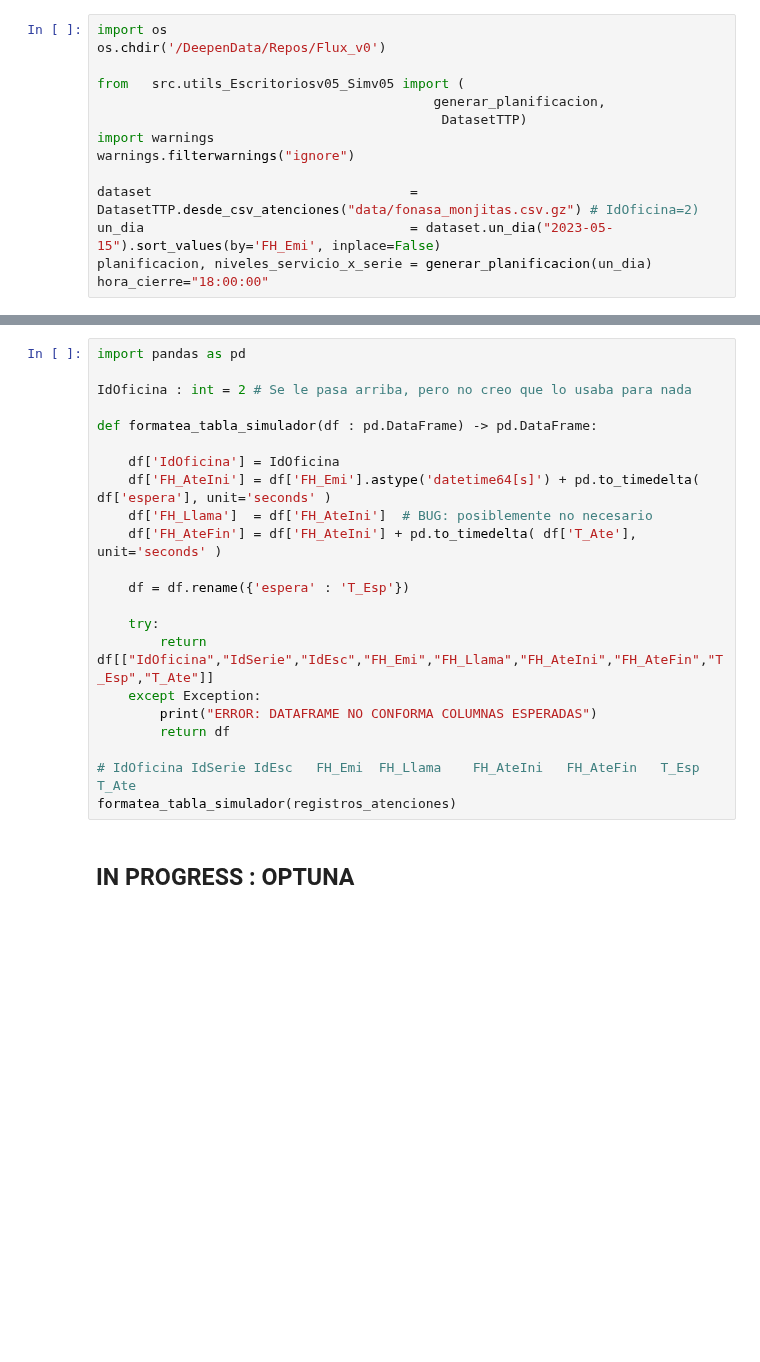
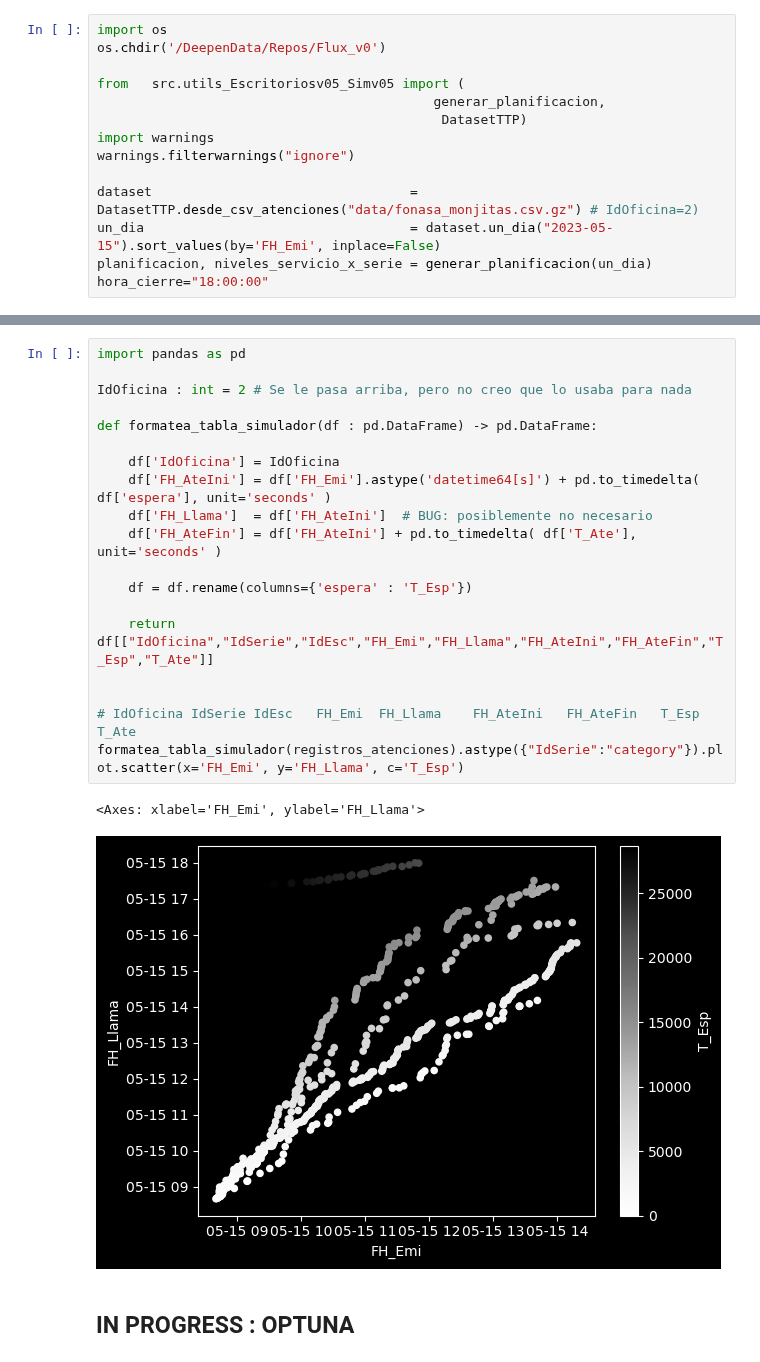
Before and after one commit to alejandroacevedo2305/Flux_v0, a Jupyter notebook: demo_notebooks/workforce_demo.ipynb, the cells around one changed output, grey strips where cells are left out. Cells and saved outputs as stored; diff of their text form; blank space fills up the shorter version.

```diff
--- a/demo_notebooks/workforce_demo.ipynb
+++ b/demo_notebooks/workforce_demo.ipynb
@@ -42,25 +42,25 @@ registros_atenciones
 # %%
 import pandas as pd
 
 IdOficina : int = 2 # Se le pasa arriba, pero no creo que lo usaba para nada
 
 def formatea_tabla_simulador(df : pd.DataFrame) -> pd.DataFrame:
 
     df['IdOficina'] = IdOficina
     df['FH_AteIni'] = df['FH_Emi'].astype('datetime64[s]') + pd.to_timedelta( df['espera'], unit='seconds' )
     df['FH_Llama']  = df['FH_AteIni']  # BUG: posiblemente no necesario
     df['FH_AteFin'] = df['FH_AteIni'] + pd.to_timedelta( df['T_Ate'], unit='seconds' )
 
-    df = df.rename({'espera' : 'T_Esp'})
+    df = df.rename(columns={'espera' : 'T_Esp'})
 
-    try:
-        return df[["IdOficina","IdSerie","IdEsc","FH_Emi","FH_Llama","FH_AteIni","FH_AteFin","T_Esp","T_Ate"]]
-    except Exception:
-        print("ERROR: DATAFRAME NO CONFORMA COLUMNAS ESPERADAS")
-        return df
+    return df[["IdOficina","IdSerie","IdEsc","FH_Emi","FH_Llama","FH_AteIni","FH_AteFin","T_Esp","T_Ate"]]
+
 
 # IdOficina	IdSerie	IdEsc	FH_Emi	FH_Llama	FH_AteIni	FH_AteFin	T_Esp	T_Ate
-formatea_tabla_simulador(registros_atenciones)
+formatea_tabla_simulador(registros_atenciones).astype({"IdSerie":"category"}).plot.scatter(x='FH_Emi', y='FH_Llama', c='T_Esp')
+# %% [output]
+<Axes: xlabel='FH_Emi', ylabel='FH_Llama'>
+[figure, added]
 # %% [markdown]
 ## IN PROGRESS : OPTUNA
 # %% [markdown]
```
Also changed, not shown: parts of 2 cells of this notebook, 1 other file.
